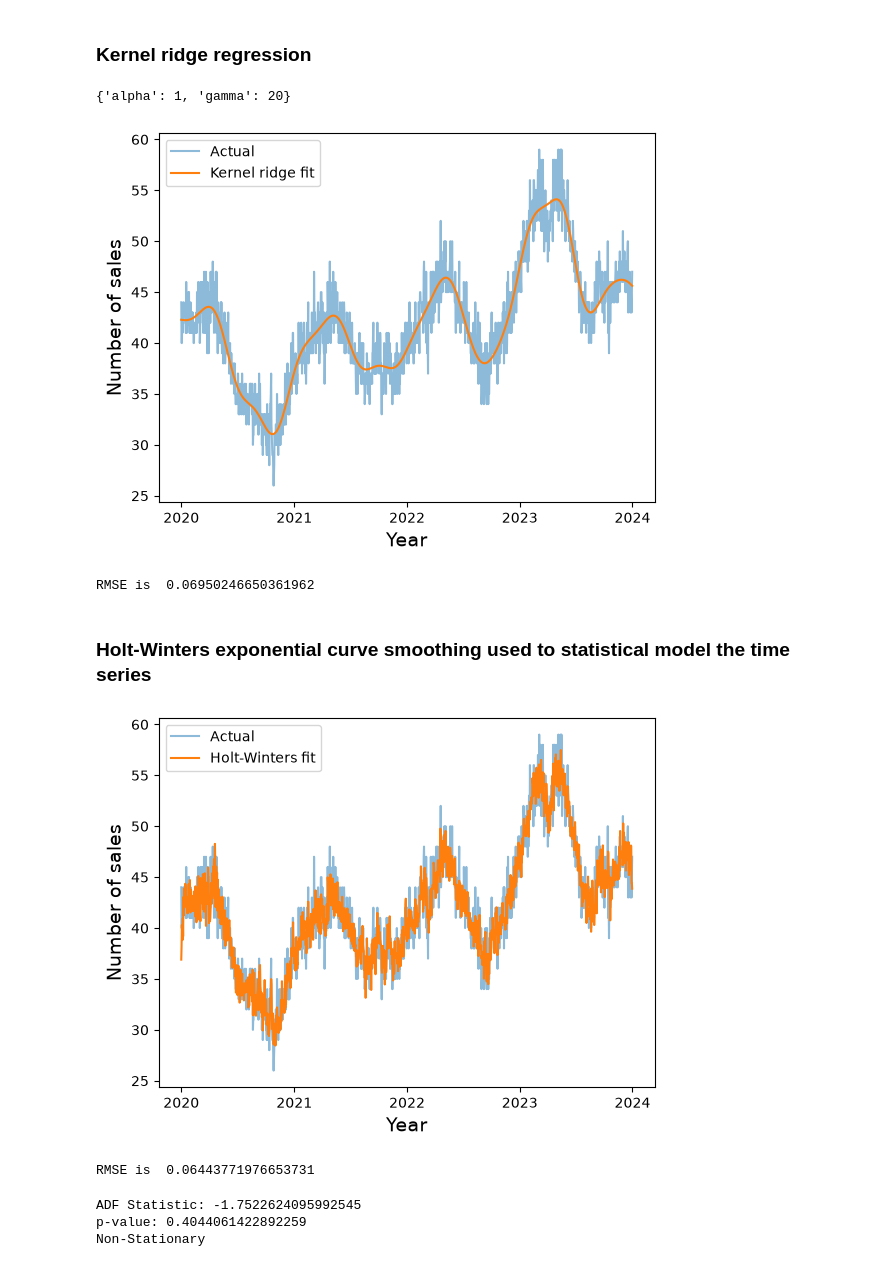
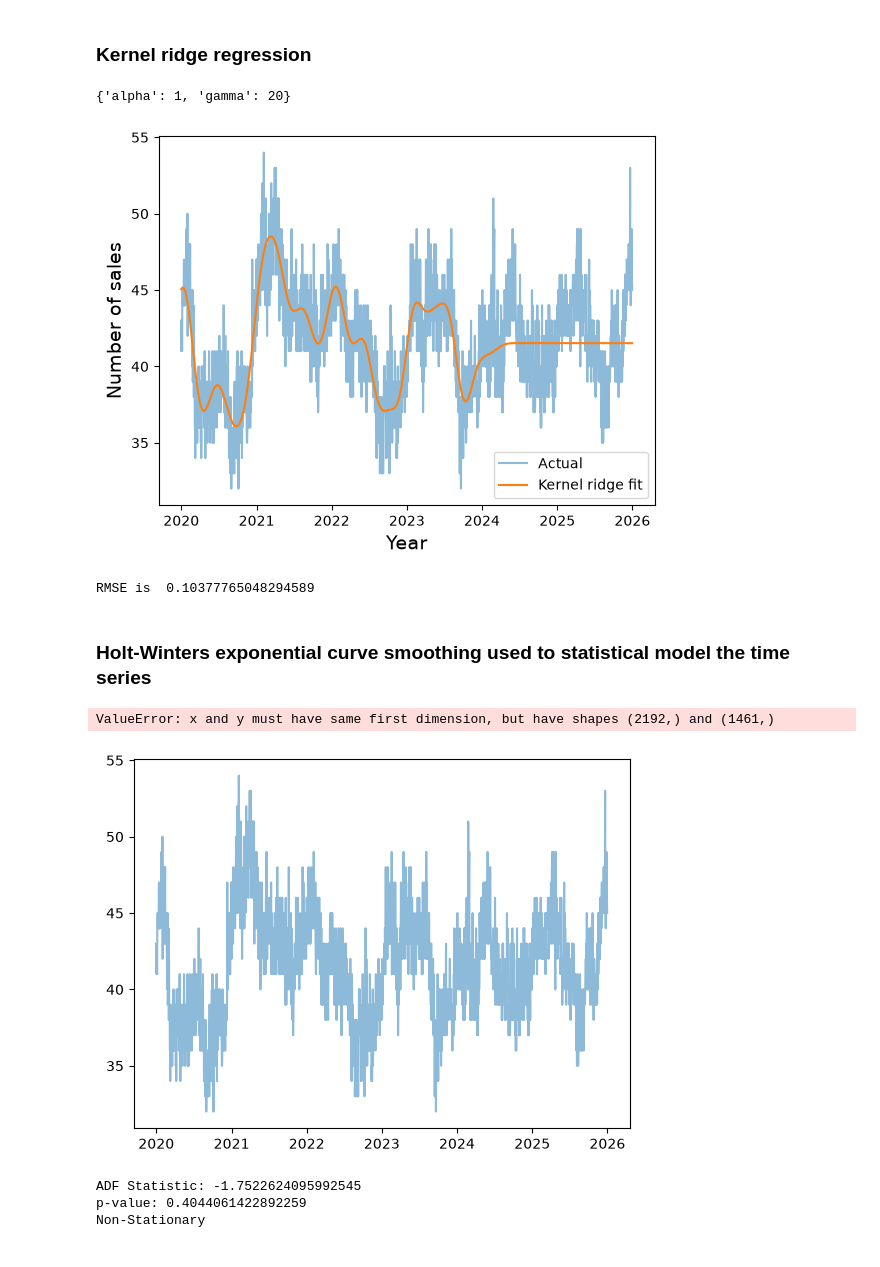
Before and after one commit to JosephDThomas/Chocolate_predictions, a Jupyter notebook: data_analysis.ipynb, the cells around one changed output. Saved outputs shown, nothing was run; the diff lists cells and outputs as text; code cells hidden in the pictures.

```diff
--- a/data_analysis.ipynb
+++ b/data_analysis.ipynb
@@ -2,7 +2,14 @@
 import pandas as pd
 
 df = pd.read_csv("Depot_sales.csv", header=0, parse_dates=["date"], index_col="date")
+cut = int(len(df) * 2/3)
+
+df_fit = df.iloc[:cut]
+df_test = df.iloc[cut:]
+
+
 
 print(df["Product_A"])
+print(df_test)
 # %% [output]
 date
@@ -192,21 +206,22 @@ The MSE is  0.020553603414739944
 from scipy.optimize import curve_fit
 import numpy as np
 
-x = (df.index - df.index[0]).days
+x = (df_fit.index - df_fit.index[0]).days #Fitting on first 4 years
+t = (df.index - df.index[0]).days #extraplating out to 6 years
 
 def func(x, a, b, c, d, const):
     return a * np.sin(b*x) + c * np.cos(d*x) + const
 
-NonL_fit = curve_fit(func, x, df["Product_A"], p0=[0.1, 0.1, 0.1, 0.1, 0.2], method="trf")
+NonL_fit = curve_fit(func, t, df["Product_A"], p0=[0.1, 0.1, 0.1, 0.1, 0.2], method="trf")
 
 print(NonL_fit)
 NonL_params = NonL_fit[0]
 print(NonL_params)
-MSE = 1/sum(x) * sum((df["Product_A"]-func(x, NonL_params[0], NonL_params[1], NonL_params[2], NonL_params[3]))**2)
+RMSE = np.sqrt(1/sum(x) * sum((df["Product_A"]-func(x, NonL_params[0], NonL_params[1], NonL_params[2], NonL_params[3]))**2))
 
 fig, ax = plt.subplots()
 ax.plot(df.index, df["Product_A"], alpha=0.5, label="Actual")
-ax.plot(df.index, func(x, NonL_params[0], NonL_params[1], NonL_params[2], NonL_params[3]), label="Non-linear least squares fit")
+ax.plot(df.index, func(t, NonL_params[0], NonL_params[1], NonL_params[2], NonL_params[3]), label="Non-linear least squares fit")
 ax.set_xlabel("Year", fontsize=14)
 ax.set_ylabel("Number of sales", fontsize=14)
 ax.legend()
@@ -214,7 +229,7 @@ ax.xaxis.set_major_locator(mdates.YearLocator())
 ax.xaxis.set_major_formatter(mdates.DateFormatter("%Y"))
 ax.legend()
 plt.show()
-print("MSE is ", MSE)
+print("MSE is ", RMSE)
 # %% [output]
 RuntimeError: Optimal parameters not found: The maximum number of function evaluations is exceeded.
 # %% [markdown]
@@ -226,10 +241,14 @@ import matplotlib.pyplot as plt
 from sklearn.kernel_ridge import KernelRidge
 from sklearn.model_selection import GridSearchCV, TimeSeriesSplit
 
-a = np.asarray((df.index - df.index[0]).days, dtype=float)
-X = (a / 365.25).reshape(-1, 1)
+t = np.asarray((df.index - df.index[0]).days, dtype=float)
+t_fit = np.asarray((df_fit.index - df_fit.index[0]).days, dtype=float)
+X = (t / 365.25).reshape(-1, 1)
+X_fit = (t_fit / 365.25).reshape(-1, 1)
+y_fit = df_fit["Product_A"].to_numpy(dtype=float)
 y = df["Product_A"].to_numpy(dtype=float)
-y_mean = y.mean() #The central target??
+y_fit_mean = y_fit.mean() #The central target
+y_mean = y.mean()
 
 grid = GridSearchCV(
     KernelRidge(kernel="rbf"),
@@ -237,17 +256,17 @@ grid = GridSearchCV(
     cv=TimeSeriesSplit(n_splits=5),
     scoring="neg_mean_absolute_error",
 )
-grid.fit(X, y-y_mean)
+grid.fit(X_fit, y_fit-y_fit_mean)
 print(grid.best_params_)
 
 best = grid.best_estimator_
 fitted = best.predict(X) + y_mean
 RMSE = np.sqrt(1/sum(x) * sum((df["Product_A"]-fitted)**2))
 
-
 fig, ax = plt.subplots()
 ax.plot(df.index, y, alpha=0.5, label="Actual")
 ax.plot(df.index, fitted, label="Kernel ridge fit")
+ax.plot(df.index, )
 ax.set_xlabel("Year", fontsize=14)
 ax.set_ylabel("Number of sales", fontsize=14)
 ax.legend()
@@ -259,8 +278,8 @@ plt.show()
 print("RMSE is ", RMSE)
 # %% [output]
 {'alpha': 1, 'gamma': 20}
-[figure, old version]
+[figure, new version]
-RMSE is  0.06950246650361962
+RMSE is  0.10377765048294589
 # %% [markdown]
 ### Holt-Winters exponential curve smoothing used to statistical model the time series
 # %%
@@ -269,40 +288,40 @@ import pandas as pd
 import matplotlib.pyplot as plt
 from statsmodels.tsa.holtwinters import ExponentialSmoothing
 
-df = pd.read_csv("Depot_sales.csv", parse_dates=["date"], index_col="date")
-df = df.asfreq("D")                      # daily frequency on the index
+#df = pd.read_csv("Depot_sales.csv", parse_dates=["date"], index_col="date")
+df_freq = df_fit.asfreq("D")                      # daily frequency on the index
 
 #split = int(len(df) * 0.8)
 #train, test = df.iloc[:split], df.iloc[split:]
 
 HW_model = ExponentialSmoothing(
-    df["Product_A"],
+    df_freq["Product_A"],
     trend="add",                         # linear trend
     damped_trend=True,                   # stops the trend extrapolating forever
     seasonal="add",                      # additive seasonality
     seasonal_periods=365,                # must be an integer
     initialization_method="heuristic",   # Best for long term periods
 ).fit()
 
 fitted = HW_model.fittedvalues              #fitted curve
 RMSE = np.sqrt(1/sum(x) * sum((df["Product_A"]-fitted)**2))
 
 #print(HW_model.params)
 
 fig, ax = plt.subplots()
 ax.plot(df.index, df["Product_A"], alpha=0.5, label="Actual")
 ax.plot(df.index, fitted, label="Holt-Winters fit")
 ax.set_xlabel("Year", fontsize=14)
 ax.set_ylabel("Number of sales", fontsize=14)
 ax.legend()
 ax.xaxis.set_major_locator(mdates.YearLocator())
 ax.xaxis.set_major_formatter(mdates.DateFormatter("%Y"))
 ax.legend()
 plt.show()
 print("RMSE is ", RMSE)
 # %% [output]
+ValueError: x and y must have same first dimension, but have shapes (2192,) and (1461,)
-[figure, old version]
+[figure, new version]
-RMSE is  0.06443771976653731
 # %%
 import numpy as np
 import pandas as pd
```
Also changed, not shown: parts of 8 cells of this notebook, 2 other files.
